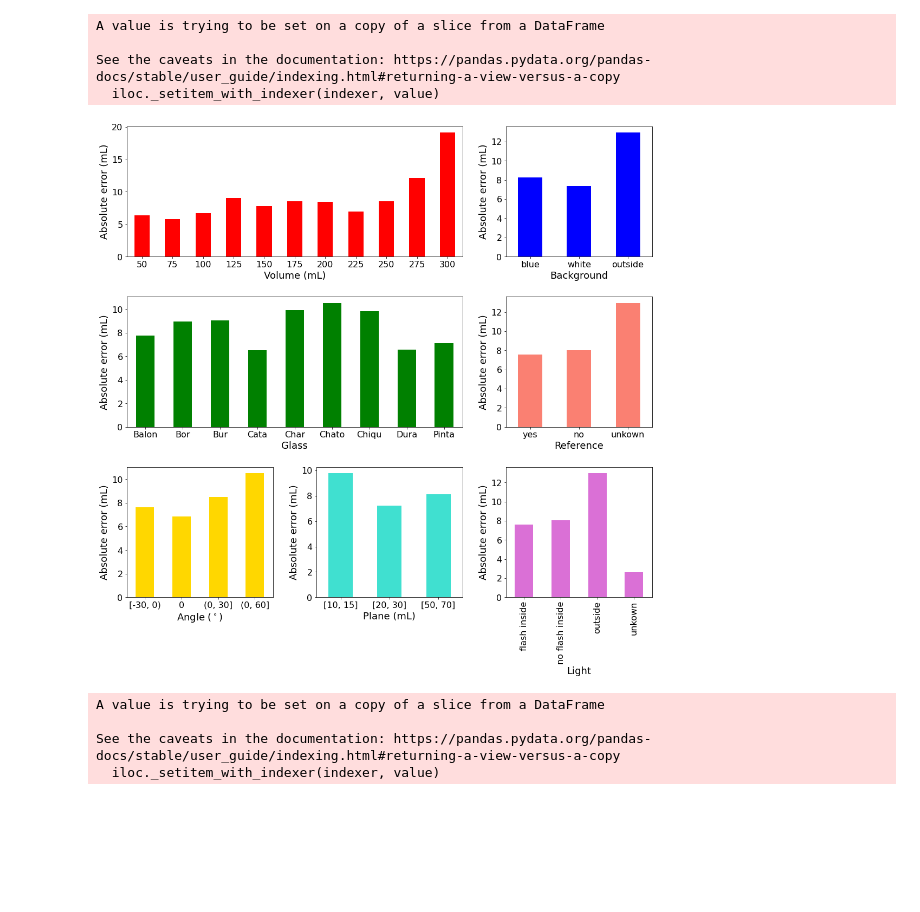
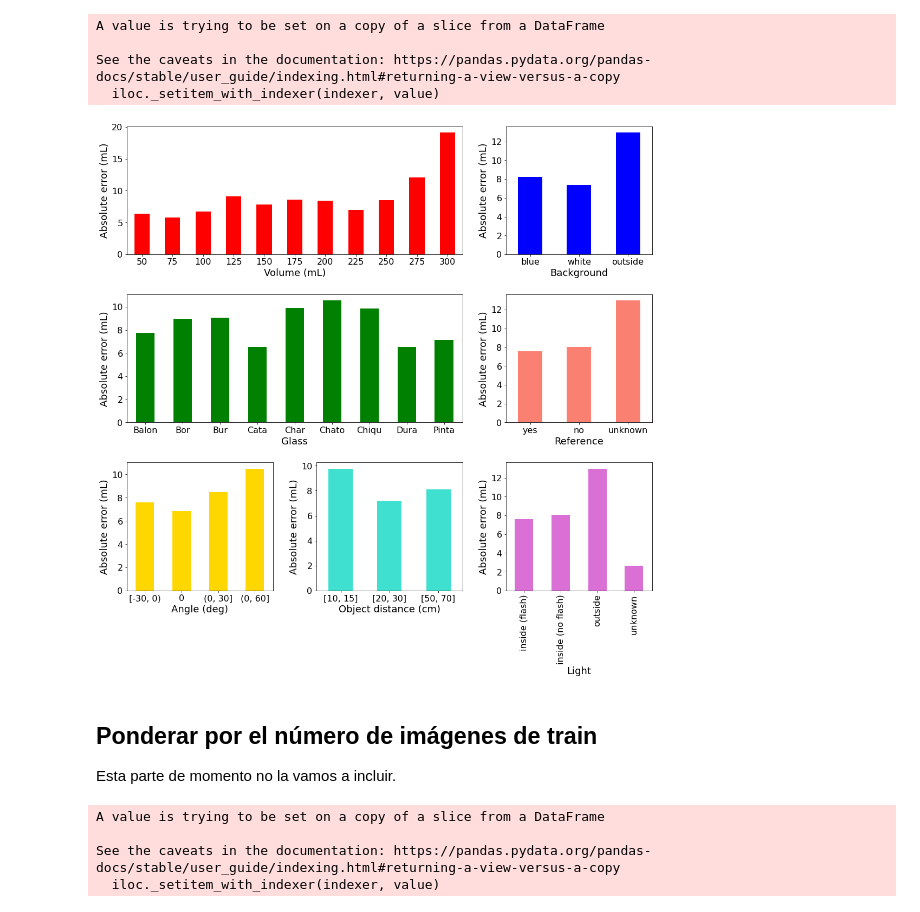
Before and after one commit to MiriamCobo/BrainGut-WineUp, a Jupyter notebook: notebooks/CopasVasosAll_AbsError.ipynb, the cells around one changed output. Cells and saved outputs as stored; diff of their text form; code cells hidden in the pictures; blank space fills up the shorter version.

```diff
--- a/notebooks/CopasVasosAll_AbsError.ipynb
+++ b/notebooks/CopasVasosAll_AbsError.ipynb
@@ -104,7 +104,7 @@ df_backs['back'].loc[(df_backs['back'] == 'nd')] = 'outside'
 df_backs['back'].loc[(df_backs['back'] == 'bl')] = 'white'
 df_backs['back'].loc[(df_backs['back'] == 'az')] = 'blue'
 
-df_ref['ref'].loc[(df_ref['ref'] == 'nd')] = 'unkown'
+df_ref['ref'].loc[(df_ref['ref'] == 'nd')] = 'unknown'
 df_ref['ref'].loc[(df_ref['ref'] == 'con')] = 'yes'
 df_ref['ref'].loc[(df_ref['ref'] == 'sin')] = 'no'
 
@@ -117,10 +117,10 @@ df_angles['angle'].loc[(df_angles['angle'] == 'sup1')] = '(0, 30]'
 df_angles['angle'].loc[(df_angles['angle'] == 'cen')] = '0'
 df_angles['angle'].loc[(df_angles['angle'] == 'inf')] = '[-30, 0)'
 
-df_light['light'].loc[(df_light['light'] == 'f')] = 'flash inside'
-df_light['light'].loc[(df_light['light'] == 'nf')] = 'no flash inside'
+df_light['light'].loc[(df_light['light'] == 'f')] = 'inside (flash)'
+df_light['light'].loc[(df_light['light'] == 'nf')] = 'inside (no flash)'
 df_light['light'].loc[(df_light['light'] == 'ext')] = 'outside'
-df_light['light'].loc[(df_light['light'] == 'nd')] = 'unkown'
+df_light['light'].loc[(df_light['light'] == 'nd')] = 'unknown'
 # %% [output]
 A value is trying to be set on a copy of a slice from a DataFrame
 
@@ -162,33 +162,33 @@ axbig2.tick_params(axis='x', rotation=0)
 axbig2.tick_params(axis='both', which='major', labelsize=16)
 
 df_ref.plot.bar(x='ref', y='abs_error', ax=axs[1,2], color=['salmon'], legend=None)
 axs[1,2].set_xlabel('Reference', fontsize=18)
 axs[1,2].set_ylabel('Absolute error (mL)', fontsize=18)
 axs[1,2].tick_params(axis='x', rotation=0)
 axs[1,2].tick_params(axis='both', which='major', labelsize=16)
 
 df_angles.plot.bar(x='angle', y='abs_error', ax=axs[2,0], color=['gold'], legend=None)
-axs[2,0].set_xlabel('Angle ($^\circ$)', fontsize=18)
+axs[2,0].set_xlabel('Angle (deg)', fontsize=18)
 axs[2,0].set_ylabel('Absolute error (mL)', fontsize=18)
 axs[2,0].tick_params(axis='x', rotation=0)
 axs[2,0].tick_params(axis='both', which='major', labelsize=16)
 
 df_planes.plot.bar(x='plane', y='abs_error', ax=axs[2,1], color=['turquoise'], legend=None)
-axs[2,1].set_xlabel('Plane (mL)', fontsize=18)
+axs[2,1].set_xlabel('Object distance (cm)', fontsize=18)
 axs[2,1].set_ylabel('Absolute error (mL)', fontsize=18)
 axs[2,1].tick_params(axis='x', rotation=0)
 axs[2,1].tick_params(axis='both', which='major', labelsize=16)
 
 df_light.plot.bar(x='light', y='abs_error', ax=axs[2,2], color=['orchid'], legend=None)
 axs[2,2].set_xlabel('Light', fontsize=18)
 axs[2,2].set_ylabel('Absolute error (mL)', fontsize=18)
 axs[2,2].tick_params(axis='x', rotation=90)
 axs[2,2].tick_params(axis='both', which='major', labelsize=16)
 
 # for ax in axs:
 #    ax.tick_params(axis='both', which='major', labelsize=16)
 
 fig.tight_layout(pad=3.0)
 plt.savefig('/srv/image-results/abs_error.pdf',bbox_inches='tight')
 # %% [output]
-[figure, old version]
+[figure, new version]
@@ -198,3 +195,7 @@ plt.savefig('/srv/image-results/abs_error.pdf',bbox_inches='tight')
+# %% [markdown]
+## Ponderar por el número de imágenes de train
+
+Esta parte de momento no la vamos a incluir.
 # %%
 # load training data to weigh number of images of each class
 splits_dir = '/srv/images_classes/Regression/copasVasos_Madrid_LaRioja'
```
Also changed, not shown: parts of 2 cells of this notebook.
